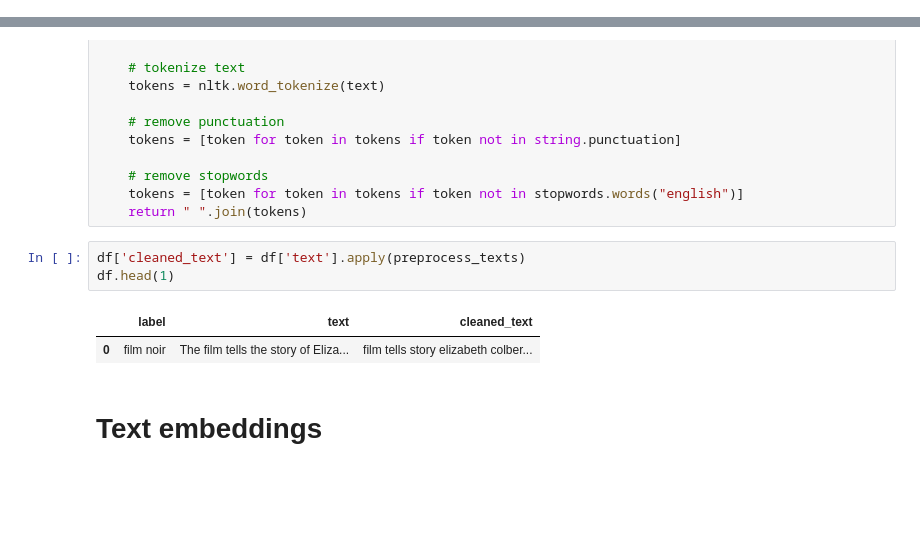
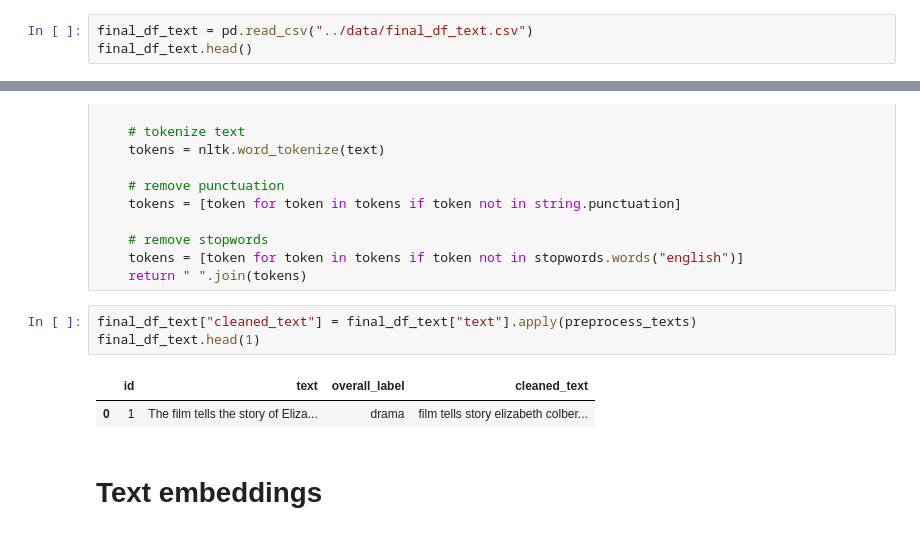
Before and after one commit to Filipstrozik/NLP, a Jupyter notebook: L1/lab1.ipynb, the cells around one changed output, grey strips where cells are left out. Saved outputs shown, nothing was run; the diff lists cells and outputs as text; blank space fills up the shorter version.

```diff
--- a/L1/lab1.ipynb
+++ b/L1/lab1.ipynb
@@ -29,0 +216,3 @@ df.head(1)
+# %%
+final_df_text = pd.read_csv("../data/final_df_text.csv")
+final_df_text.head()
@@ -48,11 +325,11 @@ def preprocess_texts(text):
     tokens = [token for token in tokens if token not in stopwords.words("english")]
     return " ".join(tokens)
 # %%
-df['cleaned_text'] = df['text'].apply(preprocess_texts)
-df.head(1)
+final_df_text["cleaned_text"] = final_df_text["text"].apply(preprocess_texts)
+final_df_text.head(1)
 # %% [output]
-|  | label | text | cleaned_text |
-| 0 | film noir | The film tells the story of Eliza... | film tells story elizabeth colber... |
+|  | id | text | overall_label | cleaned_text |
+| 0 | 1 | The film tells the story of Eliza... | drama | film tells story elizabeth colber... |
 # %% [markdown]
 # Text embeddings
 # %% [markdown]
```
Also changed, not shown: parts of 24 cells of this notebook.
